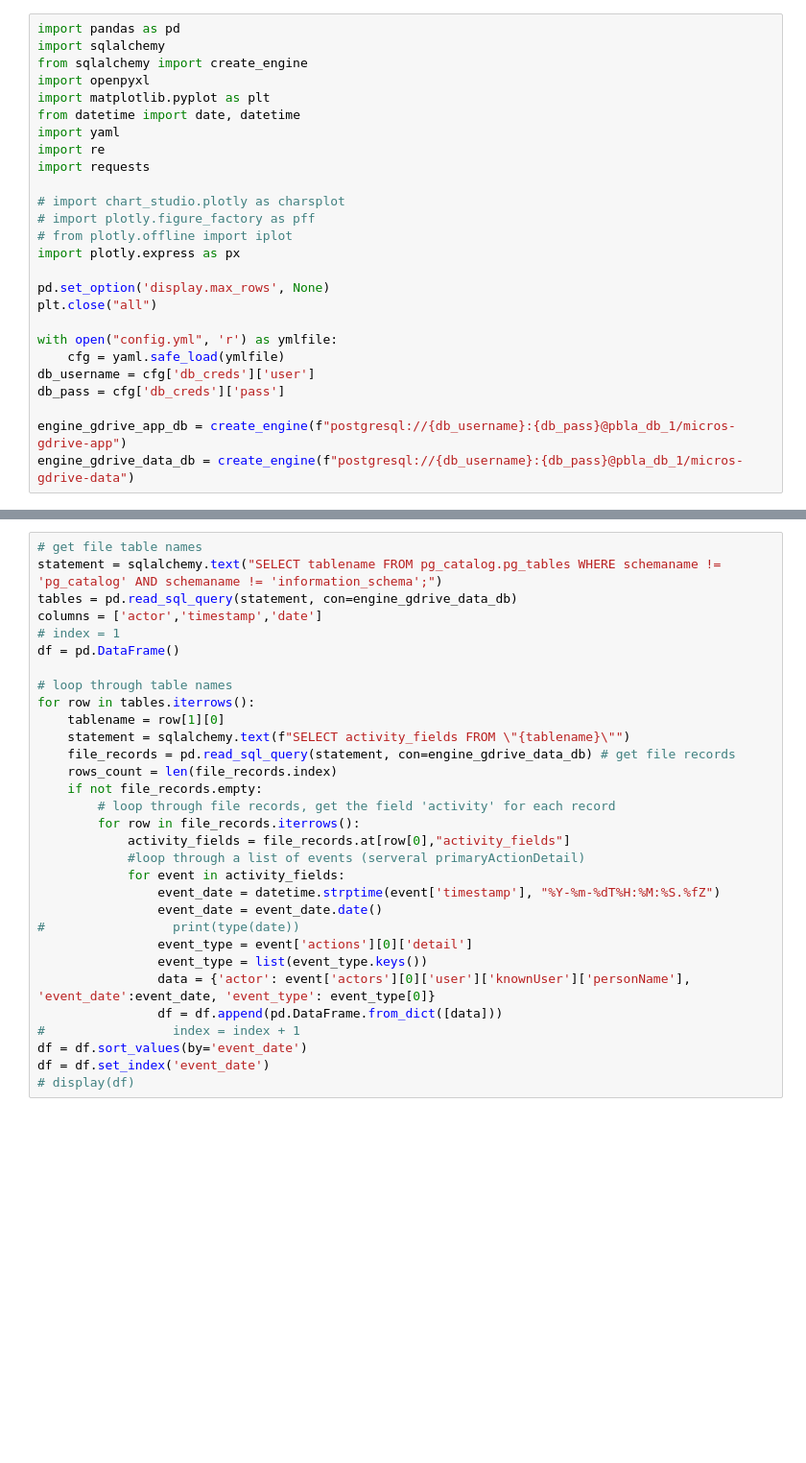
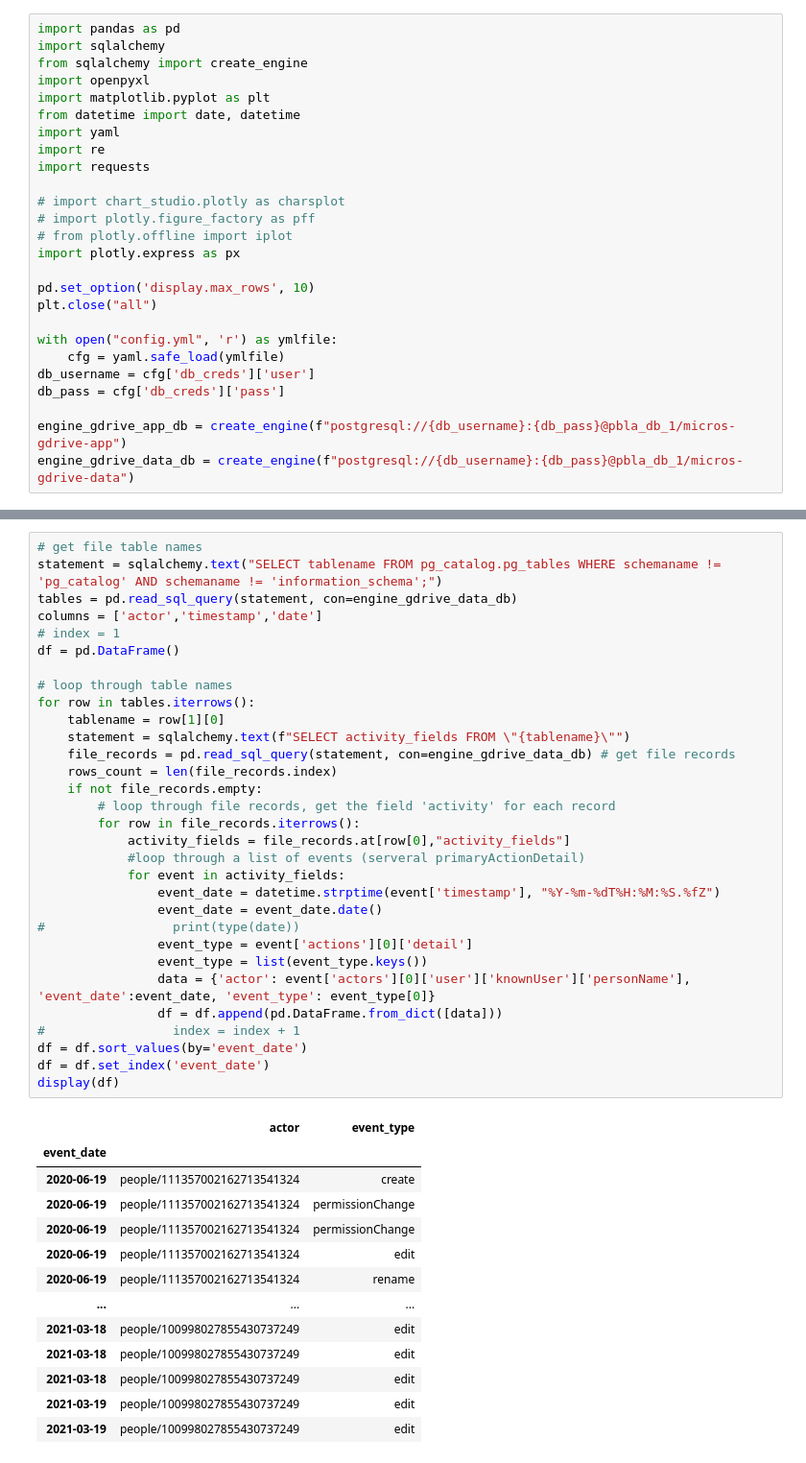
Before and after one commit to cgmontenegro/pbla-data-explorer, a Jupyter notebook: notebooks/plotly-bubble.ipynb, the cells around one changed output, grey strips where cells are left out. Shown at 96% size. Drawn from its saved outputs; the diff is of its cells as text; blank space fills up the shorter version.

```diff
--- a/notebooks/plotly-bubble.ipynb
+++ b/notebooks/plotly-bubble.ipynb
@@ -14,7 +14,7 @@ import requests
 # from plotly.offline import iplot
 import plotly.express as px
 
-pd.set_option('display.max_rows', None)
+pd.set_option('display.max_rows', 10)
 plt.close("all")
 
 with open("config.yml", 'r') as ymlfile:
@@ -36,31 +36,45 @@ print(post.text)
 # %%
 # get file table names
 statement = sqlalchemy.text("SELECT tablename FROM pg_catalog.pg_tables WHERE schemaname != 'pg_catalog' AND schemaname != 'information_schema';")
 tables = pd.read_sql_query(statement, con=engine_gdrive_data_db)
 columns = ['actor','timestamp','date']
 # index = 1
 df = pd.DataFrame()
 
 # loop through table names
 for row in tables.iterrows():
     tablename = row[1][0]
     statement = sqlalchemy.text(f"SELECT activity_fields FROM \"{tablename}\"")
     file_records = pd.read_sql_query(statement, con=engine_gdrive_data_db) # get file records
     rows_count = len(file_records.index)
     if not file_records.empty:
         # loop through file records, get the field 'activity' for each record
         for row in file_records.iterrows():
             activity_fields = file_records.at[row[0],"activity_fields"]
             #loop through a list of events (serveral primaryActionDetail)
             for event in activity_fields:
                 event_date = datetime.strptime(event['timestamp'], "%Y-%m-%dT%H:%M:%S.%fZ")
                 event_date = event_date.date()
 #                 print(type(date))
                 event_type = event['actions'][0]['detail']
                 event_type = list(event_type.keys())
                 data = {'actor': event['actors'][0]['user']['knownUser']['personName'], 'event_date':event_date, 'event_type': event_type[0]}
                 df = df.append(pd.DataFrame.from_dict([data]))
 #                 index = index + 1
 df = df.sort_values(by='event_date')
 df = df.set_index('event_date')
-# display(df)
+display(df)
+# %% [output]
+|  | actor | event_type |
+| event_date |  |  |
+| 2020-06-19 | people/111357002162713541324 | create |
+| 2020-06-19 | people/111357002162713541324 | permissionChange |
+| 2020-06-19 | people/111357002162713541324 | permissionChange |
+| 2020-06-19 | people/111357002162713541324 | edit |
+| 2020-06-19 | people/111357002162713541324 | rename |
+| ... | ... | ... |
+| 2021-03-18 | people/100998027855430737249 | edit |
+| 2021-03-18 | people/100998027855430737249 | edit |
+| 2021-03-18 | people/100998027855430737249 | edit |
+| 2021-03-19 | people/100998027855430737249 | edit |
+| 2021-03-19 | people/100998027855430737249 | edit |
```
Also changed, not shown: parts of 12 cells of this notebook, 10 other files.
